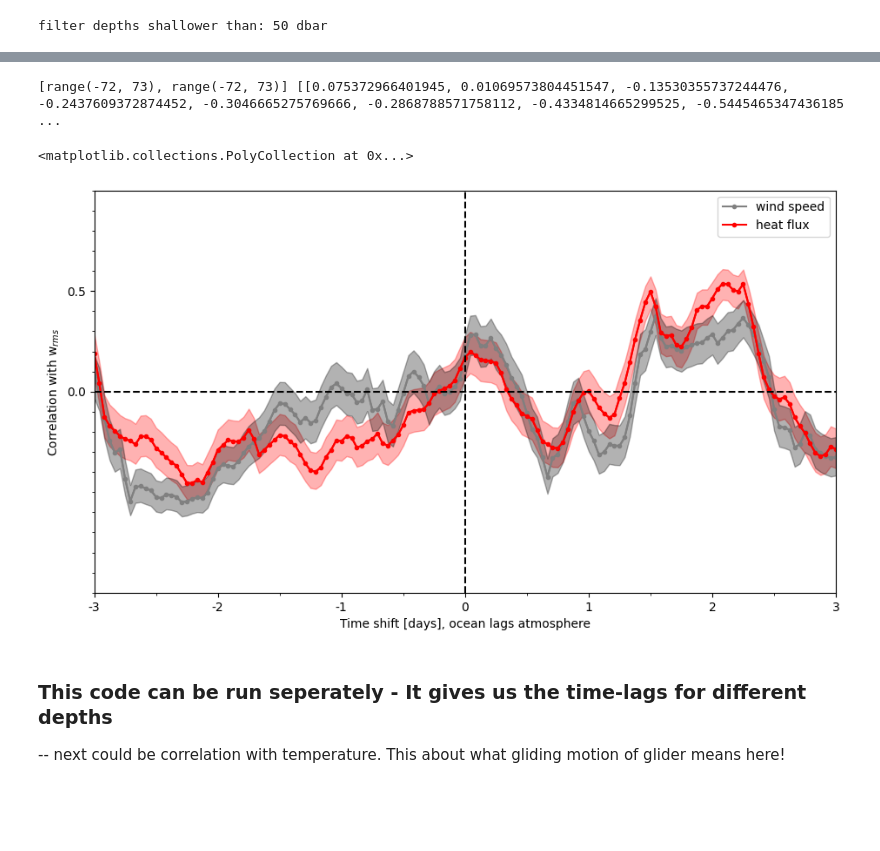
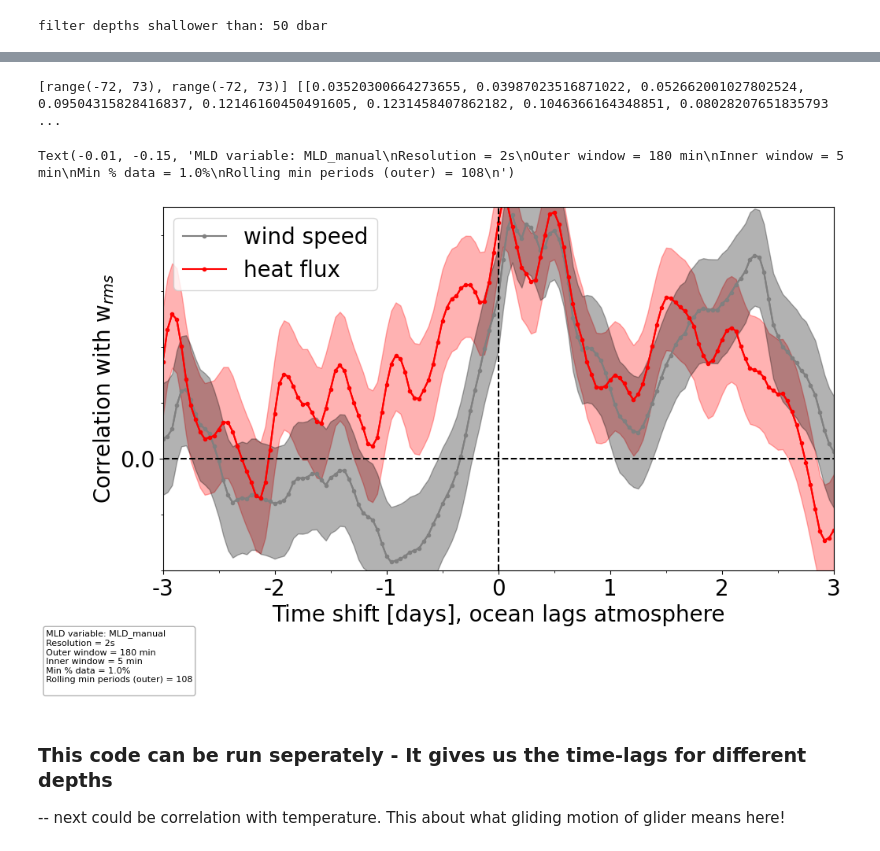
Before and after one commit to EmelieOcean/time-lag, a Jupyter notebook: notebooks/time_lag_wprime_depth_dependence.ipynb, the cells around one changed output, grey strips where cells are left out. Cells and saved outputs as stored; diff of their text form; code cells hidden in the pictures; blank space fills up the shorter version.

```diff
--- a/notebooks/time_lag_wprime_depth_dependence.ipynb
+++ b/notebooks/time_lag_wprime_depth_dependence.ipynb
@@ -65,9 +81,9 @@ wprime_rms                                                      = tools.calculat
 filter depths shallower than: 50 dbar
 # %%
 # ds_shallow = ds_398.where(((ds_398['depth'] <= 200) & (ds_398['depth'] > 100)) , drop=True) #& (ds_398['depth']>600))
-depth_max = 200
+depth_max = 60
 ds_mld = ds_398.where((ds_398['depth'] < ds_398['MLD_manual']), drop=True)
-ds_shallow = ds_mld.where((ds_mld['depth'] <= depth_max) & (ds_mld['depth']>depth_max-100) , drop=True) #
+ds_shallow = ds_mld#.where((ds_mld['depth'] <= depth_max) & (ds_mld['depth']>depth_max-100) , drop=True) #
 
 series_w_prime_shallow, gap_mask, intermediates                         = tools.get_wprime_timeseries_update_3(resample_time,ds_shallow, config, debug=True, mld_var=mld_var) # max_gap_duration=np.timedelta64(1, "h"),
 # Calculate vertical velocity variance without any masking
@@ -87,20 +103,45 @@ fig, ax = plotters.plot_lag_correlation_steps(intermediates, ds_shallow,
 # %%
-lags_heat, corrs_heat       = tools.lag_correlation(wprime_rms_shallow, series_heat, max_lag=config['max_lag'])
-lags_wind, corrs_wind       = tools.lag_correlation(wprime_rms_shallow, series_wind, max_lag=config['max_lag'])
+import importlib
+fontsize = 20  # Adjust as needed
+import matplotlib
+# Set font size globally
+matplotlib.rcParams.update({'font.size': fontsize})
+lags_heat, corrs_heat       = tools.lag_correlation(series_w_prime_shallow, series_heat, max_lag=config['max_lag'])
+lags_wind, corrs_wind       = tools.lag_correlation(series_w_prime_shallow, series_wind, max_lag=config['max_lag'])
 # Plot the correlation
 corr_dict2 = {'lags':            [lags_wind, lags_heat],
              'correlations':     [corrs_wind, corrs_heat],
              'labels':           ['wind speed', 'heat flux'],}
-plot_dict2 = {'ylim':(-1,1), 'colors': ['grey','red'], 'xlim': [-24*3, 24*3]}
+plot_dict2 = {'ylim':(-0.2,0.45), 'colors': ['grey','red'], 'xlim': [-24*3, 24*3]}
 fig, ax = plotters.plot_corr(corr_dict2, plot_dict2)
 upper_r, lower_r = tools.confid_interval(corrs_heat, len(series_heat))
 upper_r_interp, lower_r_interp = tools.confid_interval(corrs_wind, len(series_heat))
 ax.fill_between(lags_heat, upper_r, lower_r, color='r', alpha=0.3)
 ax.fill_between(lags_wind, upper_r_interp, lower_r_interp, color='k', alpha=0.3)
+
+# make a nice multi-line string from the config
+textstr = (
+    # f"Glider: {glidername}\n"
+    f"MLD variable: {mld_var}\n"
+    f"Resolution = {resolution}s\n"
+    f"Outer window = {outer_window_min} min\n"
+    f"Inner window = {inner_window_min} min\n"
+    f"Min % data = {min_perc*100:.1f}%\n"
+    f"Rolling min periods (outer) = {config['rolling_min_periods_outer']}\n"
+    #f"Rolling min periods (inner) = {config['rolling_min_periods_inner']}"
+    # f"Time range: {eddy1.date()} → {eddy2.date()}"
+)
+# add text at figure level (outside the axes)
+fig.text(
+    -0.01, -0.15, textstr,
+    fontsize=8, va="bottom", ha="left",
+    bbox=dict(boxstyle="round", facecolor="white", alpha=0.6, edgecolor="gray")
+)
+#fig.savefig(obsidiandirec + f'churchill_time_lag_{config['start_time'].strftime('%Y%m%d')}_{config['end_time'].strftime('%Y%m%d')}_full.png')
 # %% [output]
-[range(-72, 73), range(-72, 73)] [[0.075372966401945, 0.01069573804451547, -0.13530355737244476, -0.2437609372874452, -0.3046665275769666, -0.2868788571758112, -0.4334814665299525, -0.5445465347436185 ...
+[range(-72, 73), range(-72, 73)] [[0.03520300664273655, 0.03987023516871022, 0.052662001027802524, 0.09504315828416837, 0.12146160450491605, 0.1231458407862182, 0.1046366164348851, 0.08028207651835793 ...
-<matplotlib.collections.PolyCollection at 0x...>
+Text(-0.01, -0.15, 'MLD variable: MLD_manual\nResolution = 2s\nOuter window = 180 min\nInner window = 5 min\nMin % data = 1.0%\nRolling min periods (outer) = 108\n')
-[figure, old version]
+[figure, new version]
 # %% [markdown]
 ### This code can be run seperately - It gives us the time-lags for different depths
 -- next could be correlation with temperature. This about what gliding motion of glider means here!
```
Also changed, not shown: parts of 2 cells of this notebook, 5 other files.
